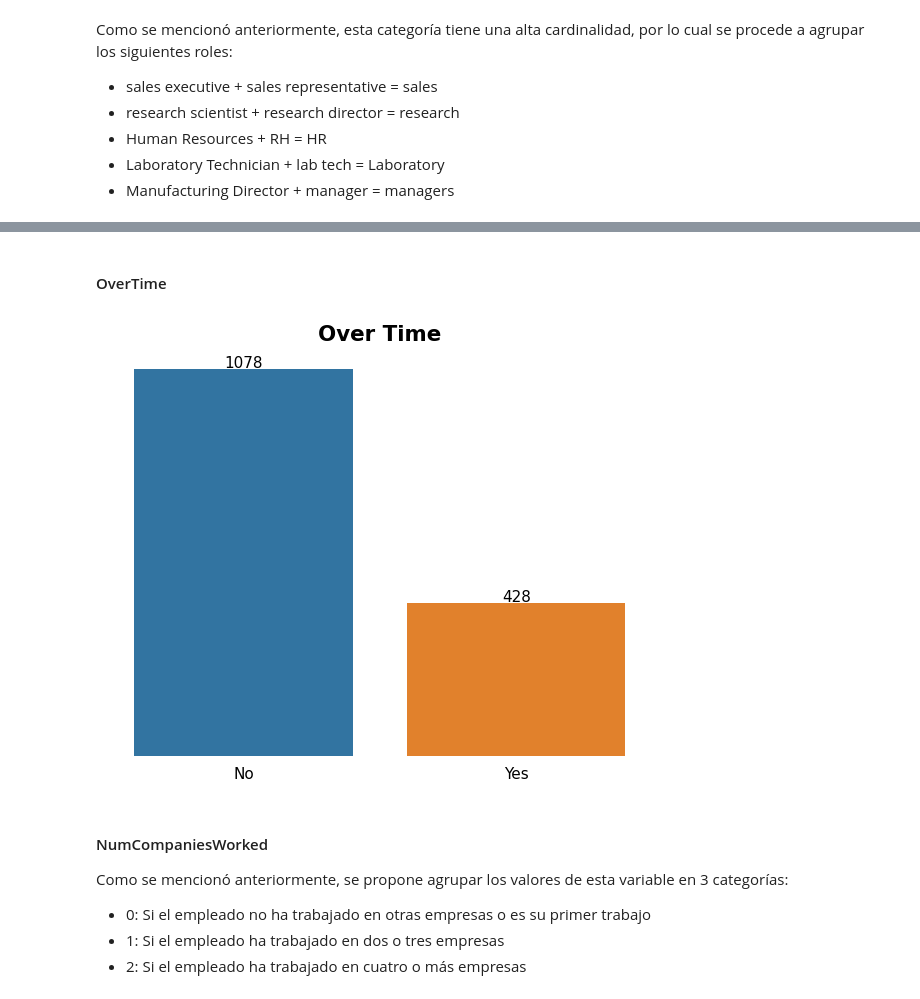
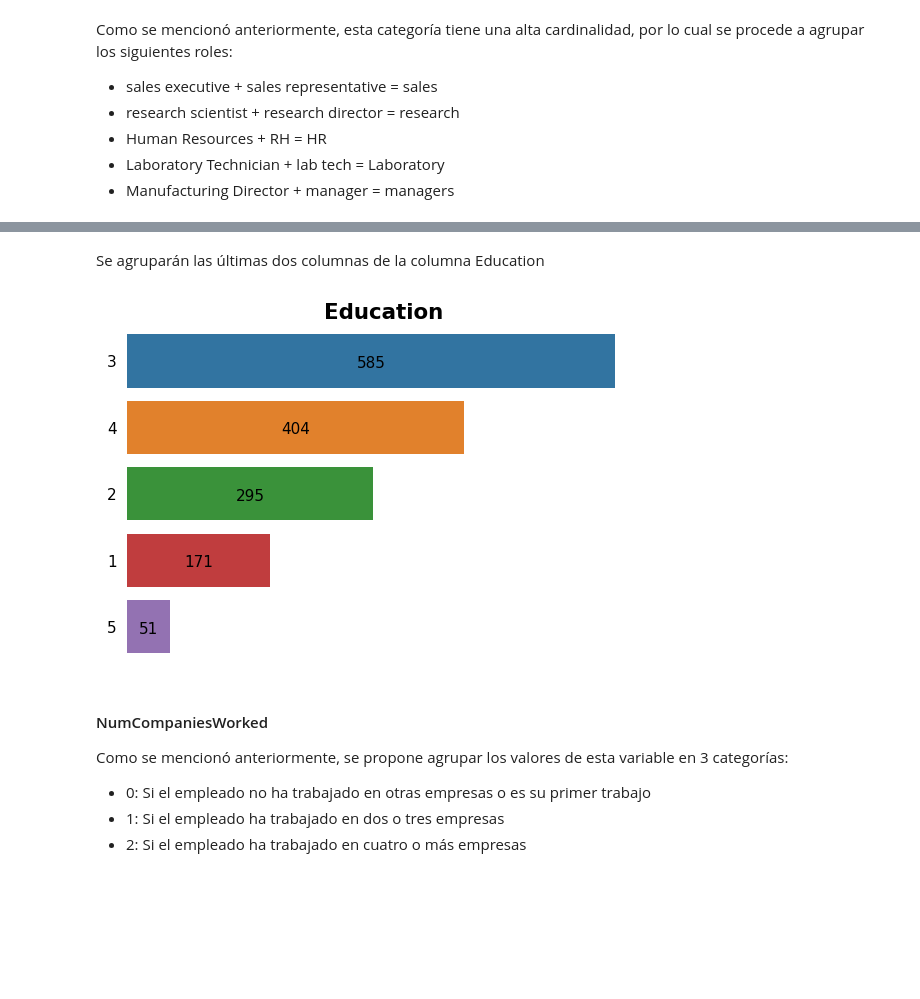
Before and after one commit to davidpolme/Taller3-DataScience, a Jupyter notebook: CDA_Taller3.ipynb, the cells around one changed output, grey strips where cells are left out. Saved outputs shown, nothing was run; the diff lists cells and outputs as text; code cells hidden in the pictures; blank space fills up the shorter version.

```diff
--- a/CDA_Taller3.ipynb
+++ b/CDA_Taller3.ipynb
@@ -1794,2 +1878,0 @@ plot_bars(data, 'MaritalStatus', 'Marital Status', orientation='h')
-# %% [markdown]
-#### OverTime
@@ -1798,7 +1879,11 @@ data["OverTime"] = data["OverTime"].replace("Na", "No")
-# %%
-plot_bars(data, 'OverTime', 'Over Time')
-# %% [output]
-[figure, removed]
+# %% [markdown]
+Se agruparán las últimas dos columnas de la columna Education
+# %%
+data['Education'] = data['Education'].replace(7, 5)
+
+plot_bars(data, 'Education', 'Education', orientation='h')
+# %% [output]
+[figure, added]
 # %% [markdown]
 #### NumCompaniesWorked
 
```
Also changed, not shown: parts of 158 cells of this notebook.
